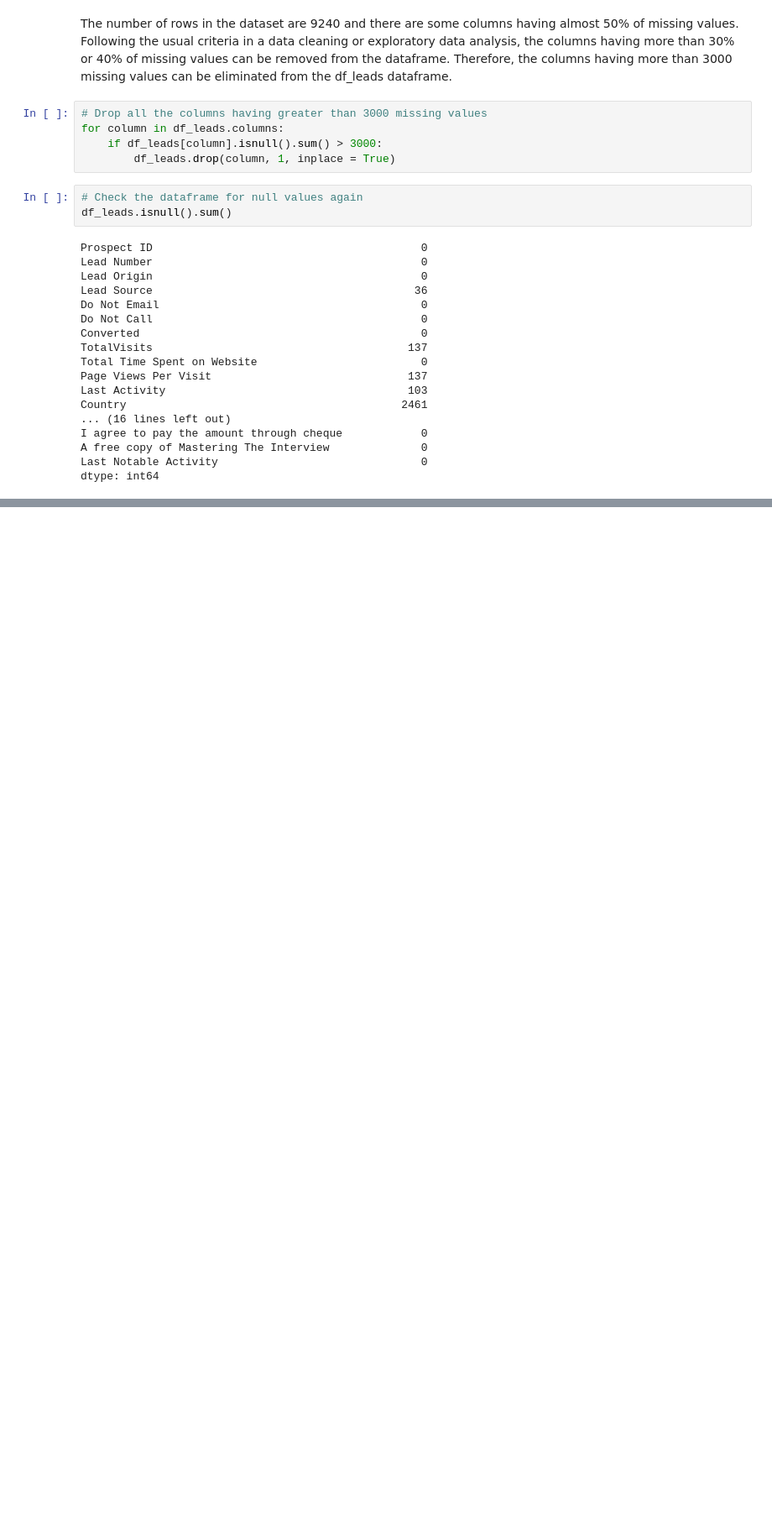
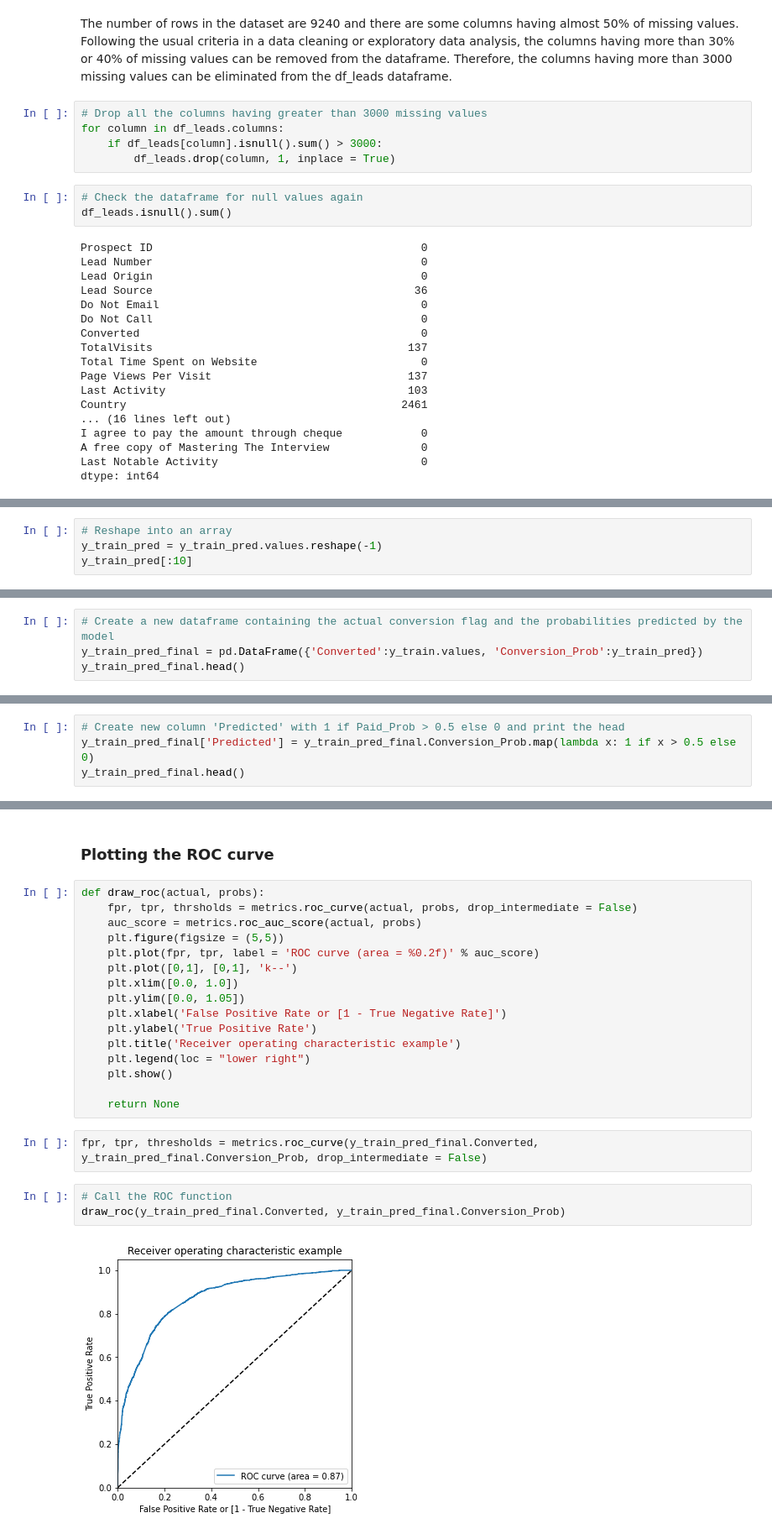
Before and after one commit to nmadhavashyam/Lead-Scoring-Case-Study, a Jupyter notebook: Lead Scoring Case Study.ipynb, the cells around one changed output, grey strips where cells are left out. Shown at 84% size. Drawn from its saved outputs; the diff is of its cells as text; blank space fills up the shorter version.

```diff
--- a/Lead Scoring Case Study.ipynb
+++ b/Lead Scoring Case Study.ipynb
@@ -143,0 +702,4 @@ dtype: float64
+# %%
+# Reshape into an array
+y_train_pred = y_train_pred.values.reshape(-1)
+y_train_pred[:10]
@@ -143,0 +709,4 @@ dtype: float64
+# %%
+# Create a new dataframe containing the actual conversion flag and the probabilities predicted by the model
+y_train_pred_final = pd.DataFrame({'Converted':y_train.values, 'Conversion_Prob':y_train_pred})
+y_train_pred_final.head()
@@ -143,0 +720,4 @@ dtype: float64
+# %%
+# Create new column 'Predicted' with 1 if Paid_Prob > 0.5 else 0 and print the head
+y_train_pred_final['Predicted'] = y_train_pred_final.Conversion_Prob.map(lambda x: 1 if x > 0.5 else 0)
+y_train_pred_final.head()
@@ -143,0 +769,25 @@ dtype: float64
+# %% [markdown]
+### Plotting the ROC curve
+# %%
+def draw_roc(actual, probs):
+    fpr, tpr, thrsholds = metrics.roc_curve(actual, probs, drop_intermediate = False)
+    auc_score = metrics.roc_auc_score(actual, probs)
+    plt.figure(figsize = (5,5))
+    plt.plot(fpr, tpr, label = 'ROC curve (area = %0.2f)' % auc_score)
+    plt.plot([0,1], [0,1], 'k--')
+    plt.xlim([0.0, 1.0])
+    plt.ylim([0.0, 1.05])
+    plt.xlabel('False Positive Rate or [1 - True Negative Rate]')
+    plt.ylabel('True Positive Rate')
+    plt.title('Receiver operating characteristic example')
+    plt.legend(loc = "lower right")
+    plt.show()
+
+    return None
+# %%
+fpr, tpr, thresholds = metrics.roc_curve(y_train_pred_final.Converted, y_train_pred_final.Conversion_Prob, drop_intermediate = False)
+# %%
+# Call the ROC function
+draw_roc(y_train_pred_final.Converted, y_train_pred_final.Conversion_Prob)
+# %% [output]
+[figure, added]
```
Also changed, not shown: parts of 81 cells of this notebook.
